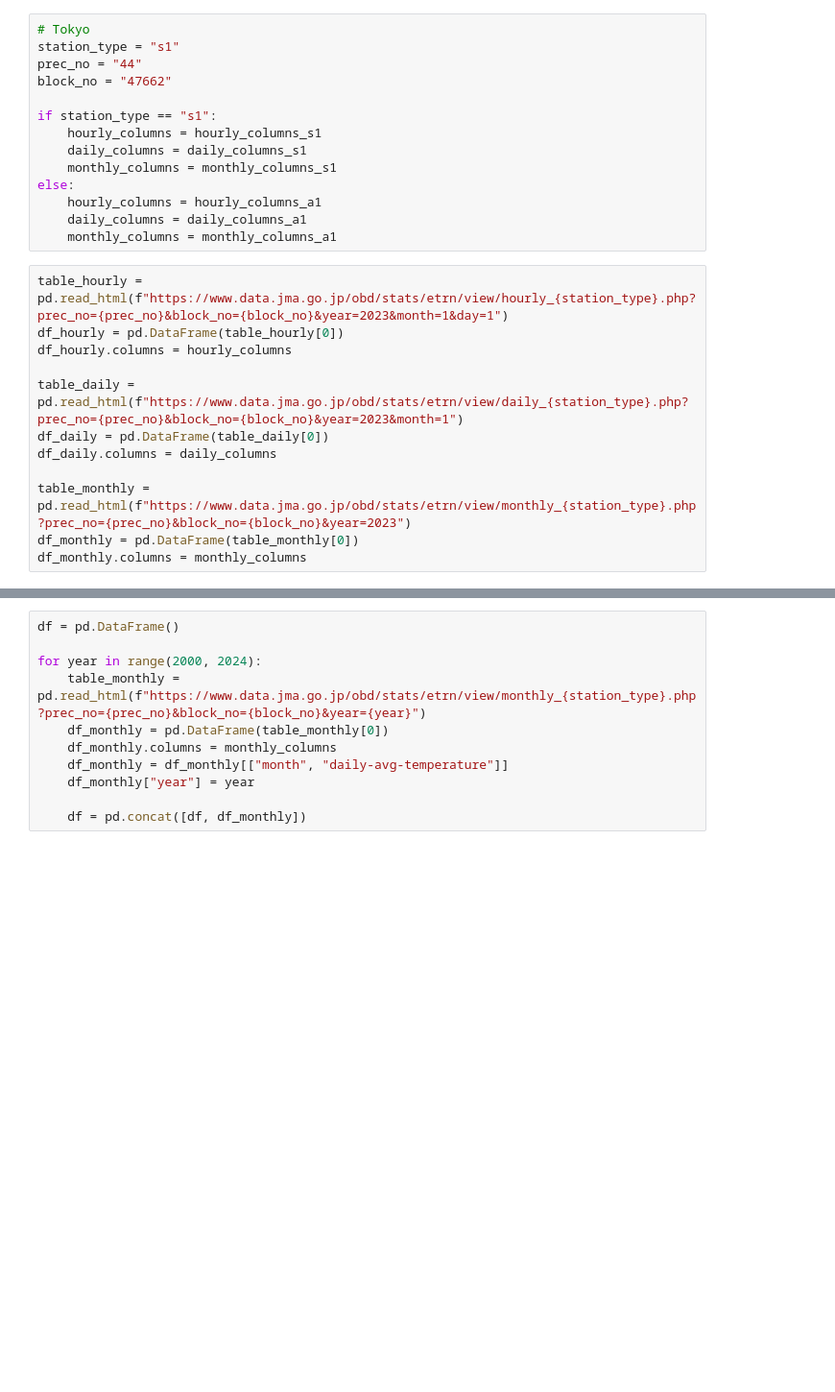
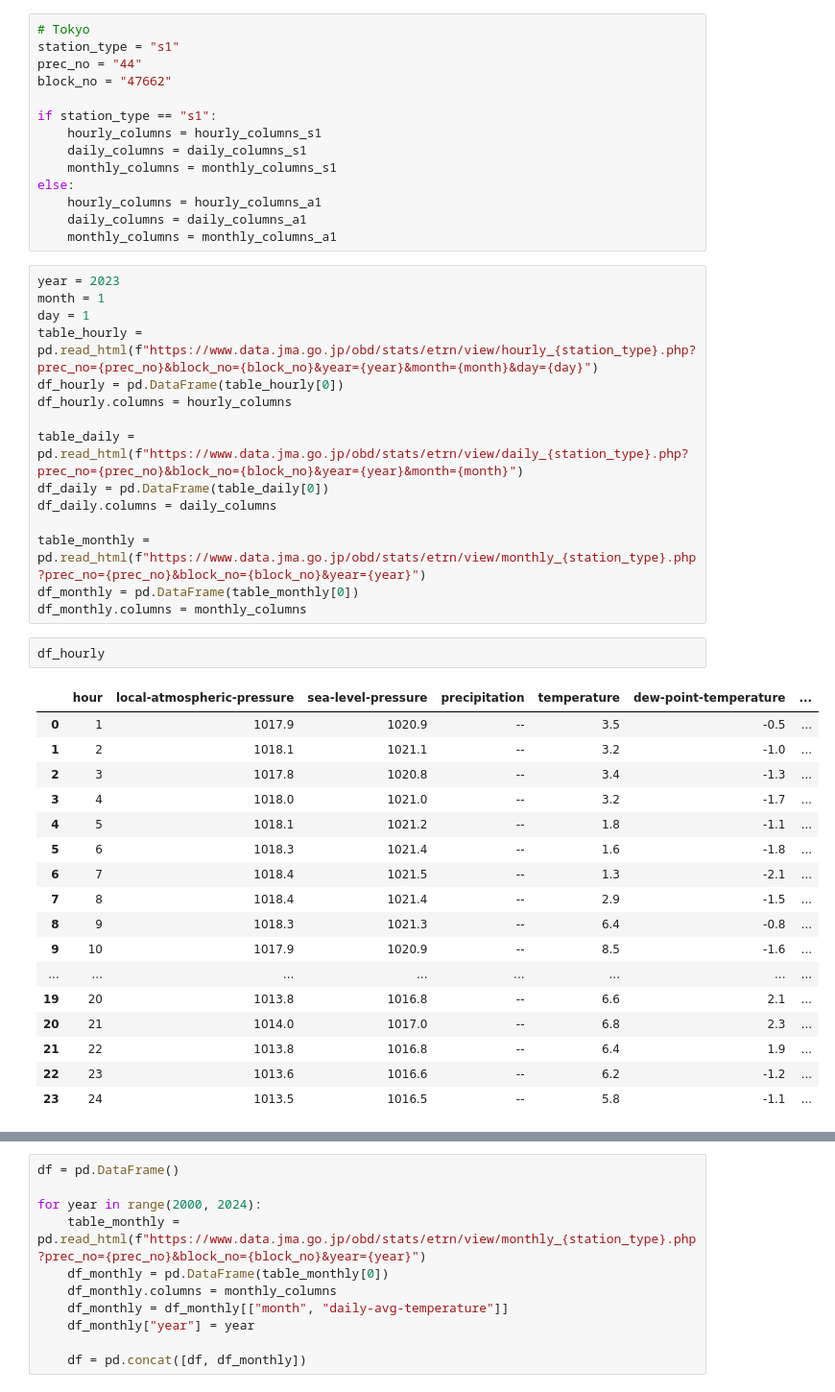
Before and after one commit to seima-osako/meteorological-playground, a Jupyter notebook: notebook/get_amedas.ipynb, the cells around one changed output, grey strips where cells are left out. Shown at 96% size. Drawn from its saved outputs; the diff is of its cells as text; blank space fills up the shorter version.

```diff
--- a/notebook/get_amedas.ipynb
+++ b/notebook/get_amedas.ipynb
@@ -138,14 +162,37 @@ else:
     daily_columns = daily_columns_a1
     monthly_columns = monthly_columns_a1
 # %%
-table_hourly = pd.read_html(f"https://www.data.jma.go.jp/obd/stats/etrn/view/hourly_{station_type}.php?prec_no={prec_no}&block_no={block_no}&year=2023&month=1&day=1")
+year = 2023
+month = 1
+day = 1
+table_hourly = pd.read_html(f"https://www.data.jma.go.jp/obd/stats/etrn/view/hourly_{station_type}.php?prec_no={prec_no}&block_no={block_no}&year={year}&month={month}&day={day}")
 df_hourly = pd.DataFrame(table_hourly[0])
 df_hourly.columns = hourly_columns
 
-table_daily = pd.read_html(f"https://www.data.jma.go.jp/obd/stats/etrn/view/daily_{station_type}.php?prec_no={prec_no}&block_no={block_no}&year=2023&month=1")
+table_daily = pd.read_html(f"https://www.data.jma.go.jp/obd/stats/etrn/view/daily_{station_type}.php?prec_no={prec_no}&block_no={block_no}&year={year}&month={month}")
 df_daily = pd.DataFrame(table_daily[0])
 df_daily.columns = daily_columns
 
-table_monthly = pd.read_html(f"https://www.data.jma.go.jp/obd/stats/etrn/view/monthly_{station_type}.php?prec_no={prec_no}&block_no={block_no}&year=2023")
+table_monthly = pd.read_html(f"https://www.data.jma.go.jp/obd/stats/etrn/view/monthly_{station_type}.php?prec_no={prec_no}&block_no={block_no}&year={year}")
 df_monthly = pd.DataFrame(table_monthly[0])
 df_monthly.columns = monthly_columns
+# %%
+df_hourly
+# %% [output]
+|  | hour | local-atmospheric-pressure | sea-level-pressure | precipitation | temperature | dew-point-temperature | ... |
+| 0 | 1 | 1017.9 | 1020.9 | -- | 3.5 | -0.5 | ... |
+| 1 | 2 | 1018.1 | 1021.1 | -- | 3.2 | -1.0 | ... |
+| 2 | 3 | 1017.8 | 1020.8 | -- | 3.4 | -1.3 | ... |
+| 3 | 4 | 1018.0 | 1021.0 | -- | 3.2 | -1.7 | ... |
+| 4 | 5 | 1018.1 | 1021.2 | -- | 1.8 | -1.1 | ... |
+| 5 | 6 | 1018.3 | 1021.4 | -- | 1.6 | -1.8 | ... |
+| 6 | 7 | 1018.4 | 1021.5 | -- | 1.3 | -2.1 | ... |
+| 7 | 8 | 1018.4 | 1021.4 | -- | 2.9 | -1.5 | ... |
+| 8 | 9 | 1018.3 | 1021.3 | -- | 6.4 | -0.8 | ... |
+| 9 | 10 | 1017.9 | 1020.9 | -- | 8.5 | -1.6 | ... |
+| ... | ... | ... | ... | ... | ... | ... | ... |
+| 19 | 20 | 1013.8 | 1016.8 | -- | 6.6 | 2.1 | ... |
+| 20 | 21 | 1014.0 | 1017.0 | -- | 6.8 | 2.3 | ... |
+| 21 | 22 | 1013.8 | 1016.8 | -- | 6.4 | 1.9 | ... |
+| 22 | 23 | 1013.6 | 1016.6 | -- | 6.2 | -1.2 | ... |
+| 23 | 24 | 1013.5 | 1016.5 | -- | 5.8 | -1.1 | ... |
```
Also changed, not shown: parts of 12 cells of this notebook.
